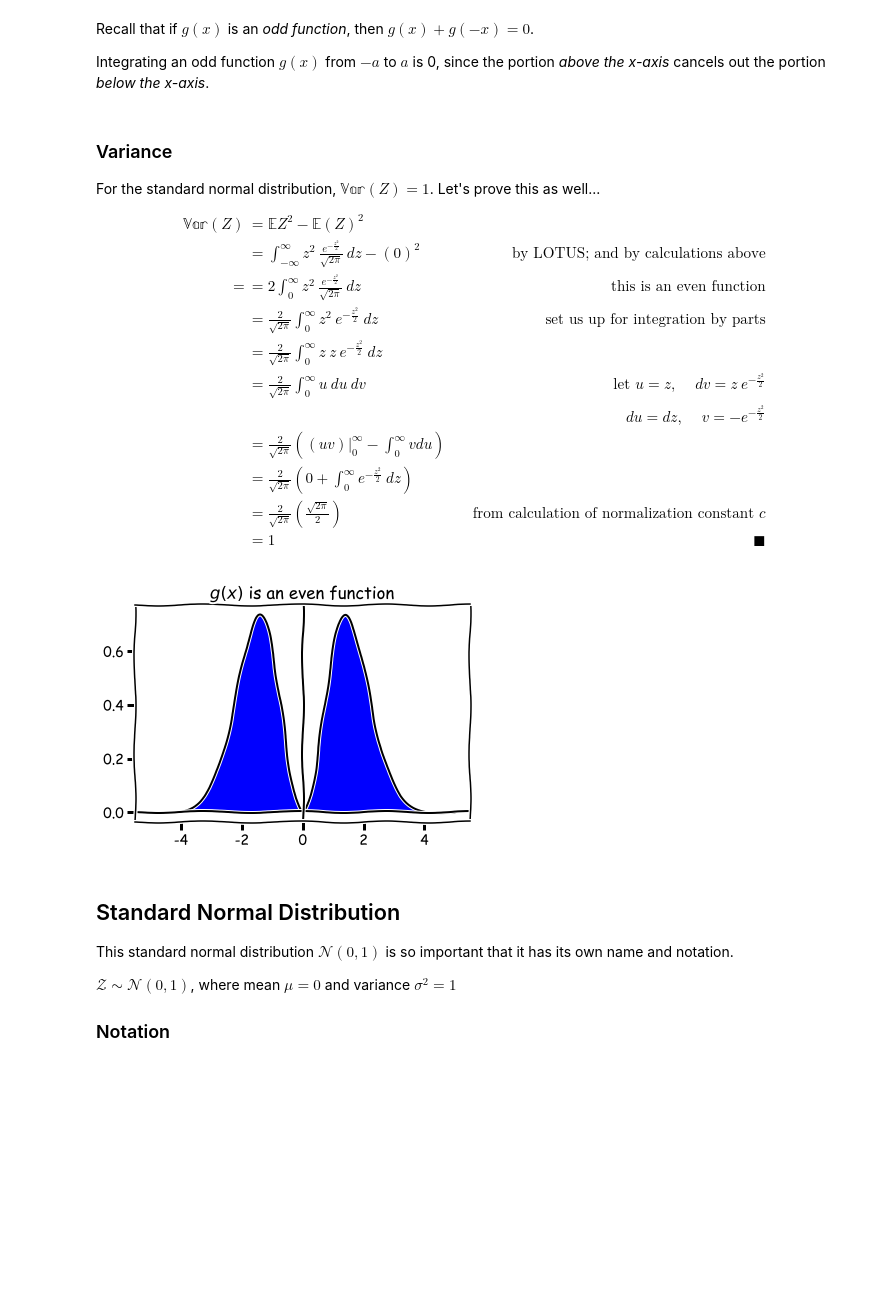
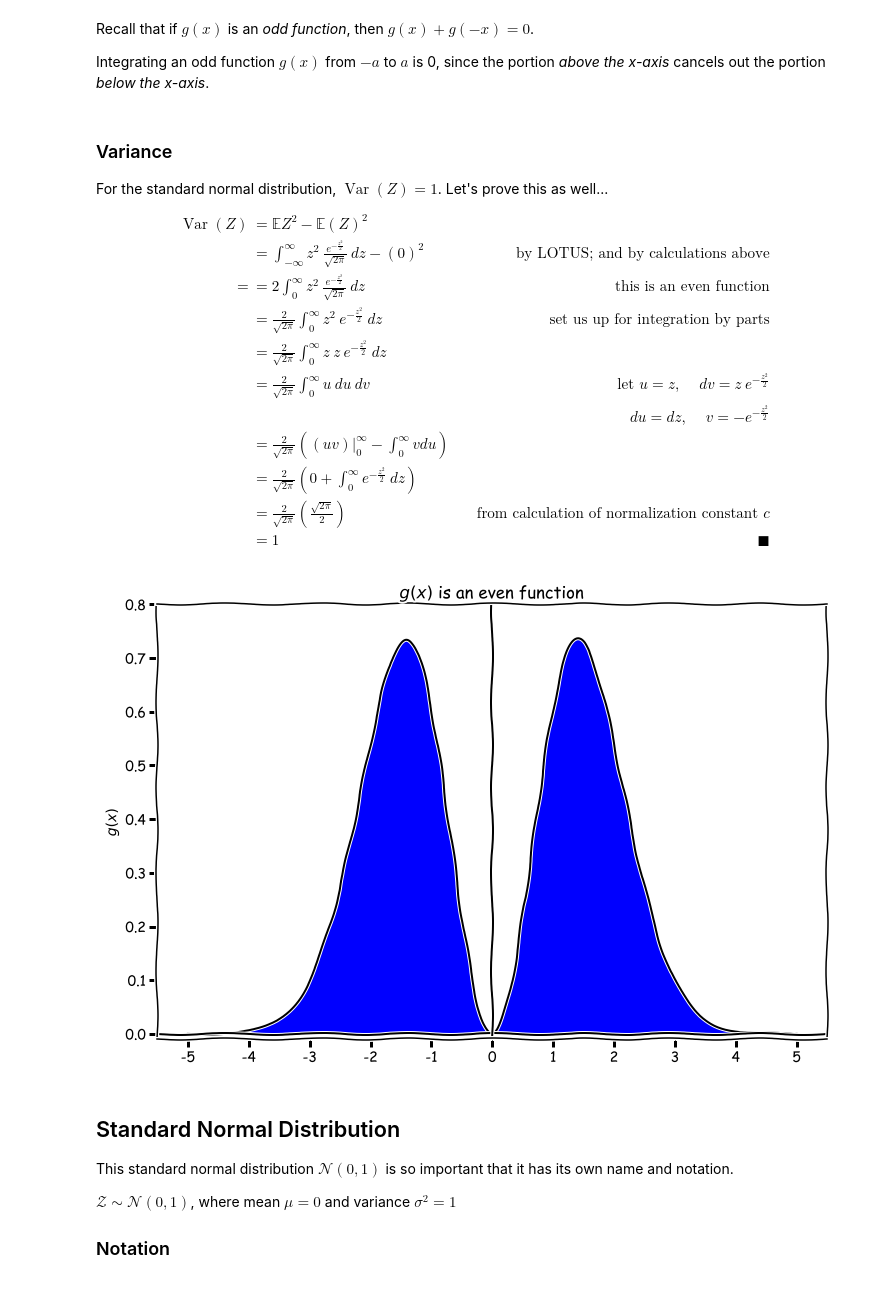
Before and after one commit to buruzaemon/stats-110, a Jupyter notebook: Lecture_13.ipynb, the cells around one changed output. Saved outputs shown, nothing was run; the diff lists cells and outputs as text; code cells hidden in the pictures; blank space fills up the shorter version.

```diff
--- a/Lecture_13.ipynb
+++ b/Lecture_13.ipynb
@@ -236,10 +290,10 @@ Integrating an odd function $g(x)$ from $-a$ to $a$ is 0, since the portion _abo
 # %% [markdown]
 ### Variance
 
-For the standard normal distribution, $\mathbb{Var}(Z) = 1$. Let's prove this as well...
+For the standard normal distribution, $\operatorname{Var}(Z) = 1$. Let's prove this as well...
 
 \begin{align}
-  \mathbb{Var}(Z) &= \mathbb{E}Z^2 - \mathbb{E}(Z)^2 \\
+  \operatorname{Var}(Z) &= \mathbb{E}Z^2 - \mathbb{E}(Z)^2 \\
   &= \int_{-\infty}^{\infty} z^2 ~ \frac{e^{-\frac{z^2}{2}}}{\sqrt{2\pi}} ~ dz - (0)^2 & \quad \text{by LOTUS; and by calculations above} \\=
   &= 2 \int_{0}^{\infty} z^2 ~ \frac{e^{-\frac{z^2}{2}}}{\sqrt{2\pi}} ~ dz & \quad \text{this is an even function} \\
   &= \frac{2}{\sqrt{2\pi}} \int_{0}^{\infty} z^2 ~ e^{-\frac{z^2}{2}} ~ dz & \quad \text{set us up for integration by parts} \\
@@ -254,16 +308,31 @@ For the standard normal distribution, $\mathbb{Var}(Z) = 1$. Let's prove this as
 # %%
 x = np.linspace(-5, 5, 500)
 y = (x**2) * (np.e ** ((-x**2)/2))
 
-_, ax = plt.subplots()
+_, ax = plt.subplots(figsize=(12,8))
+
 ax.plot(x, y, color='black')
 ax.fill_between(x, y, where=y >= 0, facecolor='blue', interpolate=True)
 ax.axhline(y=0, color='black')
 ax.axvline(x=0, color='black')
+
+# y-axis
+ax.set_ylim([-0.01, .8])
+ax.set_ylabel(r'$g(x)$')
+ax.set_yticks(np.arange(0,.9,.1))
+
+# x-axis tick formatting
+majorLocator = MultipleLocator(1)
+majorFormatter = FormatStrFormatter('%d')
+minorLocator = MultipleLocator(1)
+ax.xaxis.set_major_locator(majorLocator)
+ax.xaxis.set_major_formatter(majorFormatter)
+ax.xaxis.set_minor_locator(minorLocator)
+
 plt.title("$g(x)$ is an even function")
 plt.show()
 # %% [output]
-[figure, old version]
+[figure, new version]
 # %% [markdown]
 ## Standard Normal Distribution
 
```
Also changed, not shown: parts of 9 cells of this notebook, 27 other files.
